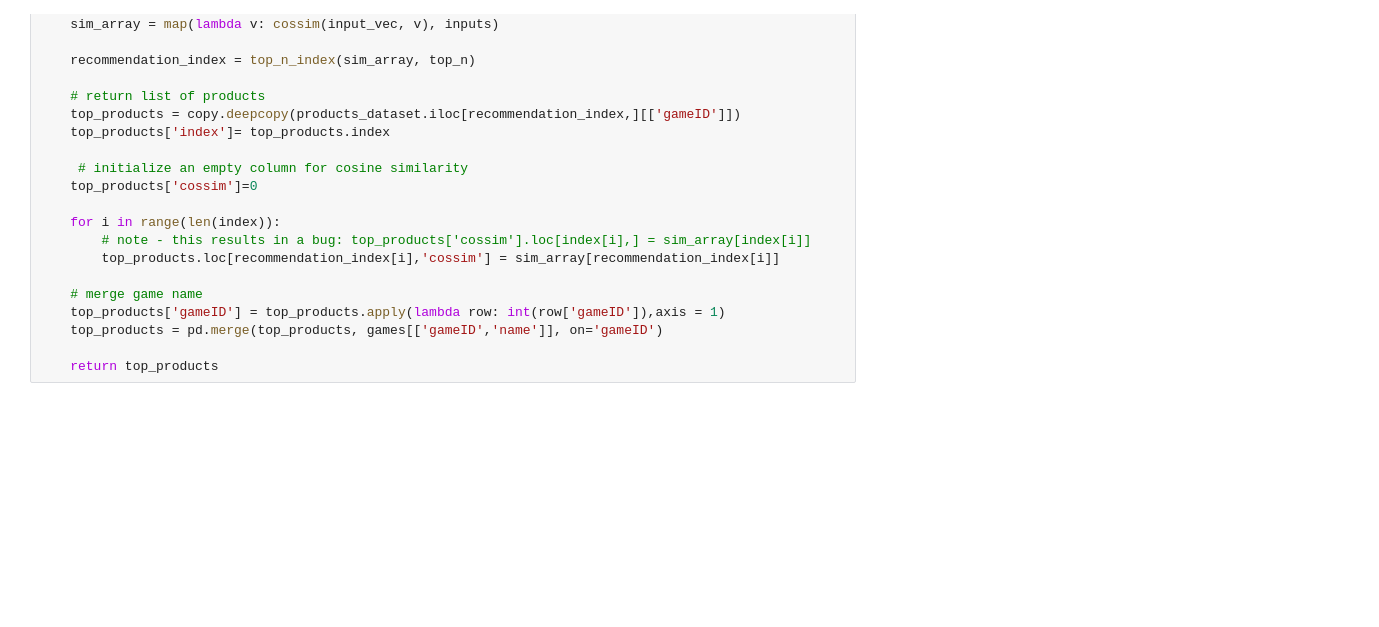
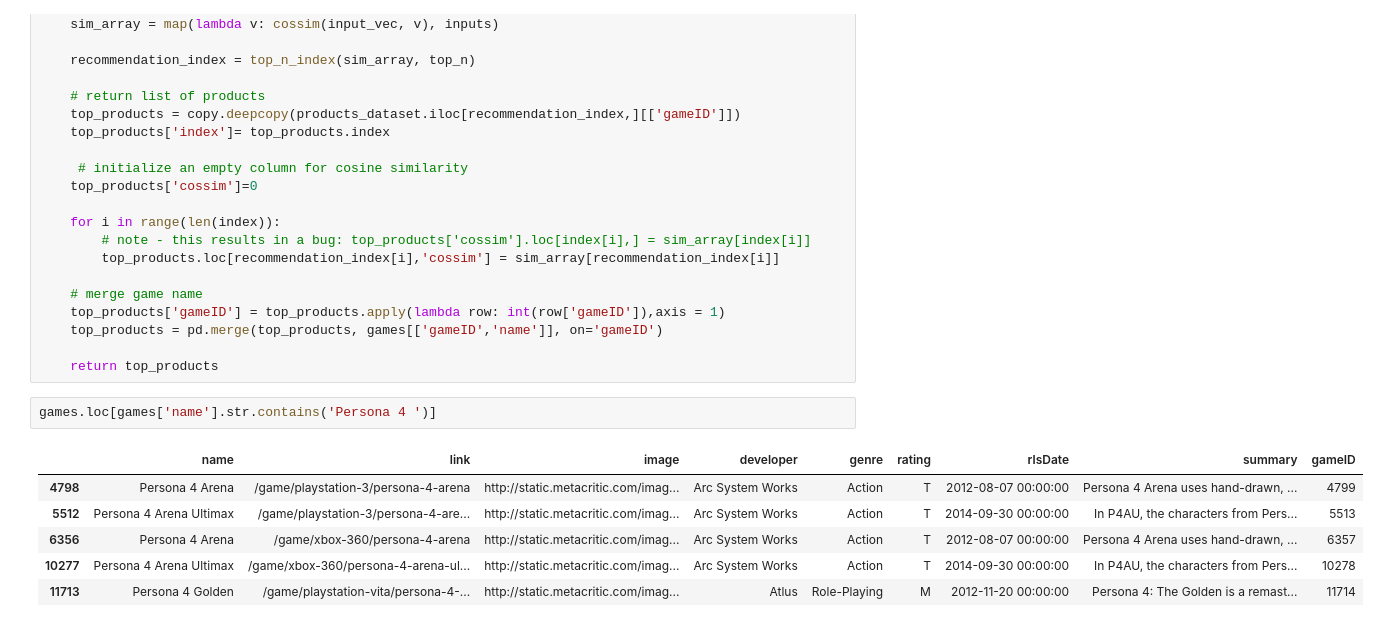
Before and after one commit to Steeefan/nycdsa-proj-04, a Jupyter notebook: code/content/doc2vec.ipynb, the cells around one changed output. Drawn from its saved outputs; the diff is of its cells as text; blank space fills up the shorter version.

```diff
--- a/code/content/doc2vec.ipynb
+++ b/code/content/doc2vec.ipynb
@@ -429,4 +340,13 @@ def recommend(game_index, top_n, products_dataset, inputs):
     top_products = pd.merge(top_products, games[['gameID','name']], on='gameID')
 
     return top_products
+# %%
+games.loc[games['name'].str.contains('Persona 4 ')]
+# %% [output]
+|  | name | link | image | developer | genre | rating | rlsDate | summary | gameID |
+| 4798 | Persona 4 Arena | /game/playstation-3/persona-4-arena | http://static.metacritic.com/imag... | Arc System Works | Action | T | 2012-08-07 00:00:00 | Persona 4 Arena uses hand-drawn, ... | 4799 |
+| 5512 | Persona 4 Arena Ultimax | /game/playstation-3/persona-4-are... | http://static.metacritic.com/imag... | Arc System Works | Action | T | 2014-09-30 00:00:00 | In P4AU, the characters from Pers... | 5513 |
+| 6356 | Persona 4 Arena | /game/xbox-360/persona-4-arena | http://static.metacritic.com/imag... | Arc System Works | Action | T | 2012-08-07 00:00:00 | Persona 4 Arena uses hand-drawn, ... | 6357 |
+| 10277 | Persona 4 Arena Ultimax | /game/xbox-360/persona-4-arena-ul... | http://static.metacritic.com/imag... | Arc System Works | Action | T | 2014-09-30 00:00:00 | In P4AU, the characters from Pers... | 10278 |
+| 11713 | Persona 4 Golden | /game/playstation-vita/persona-4-... | http://static.metacritic.com/imag... | Atlus | Role-Playing | M | 2012-11-20 00:00:00 | Persona 4: The Golden is a remast... | 11714 |
 # %%
```
Also changed, not shown: parts of 21 cells of this notebook.
